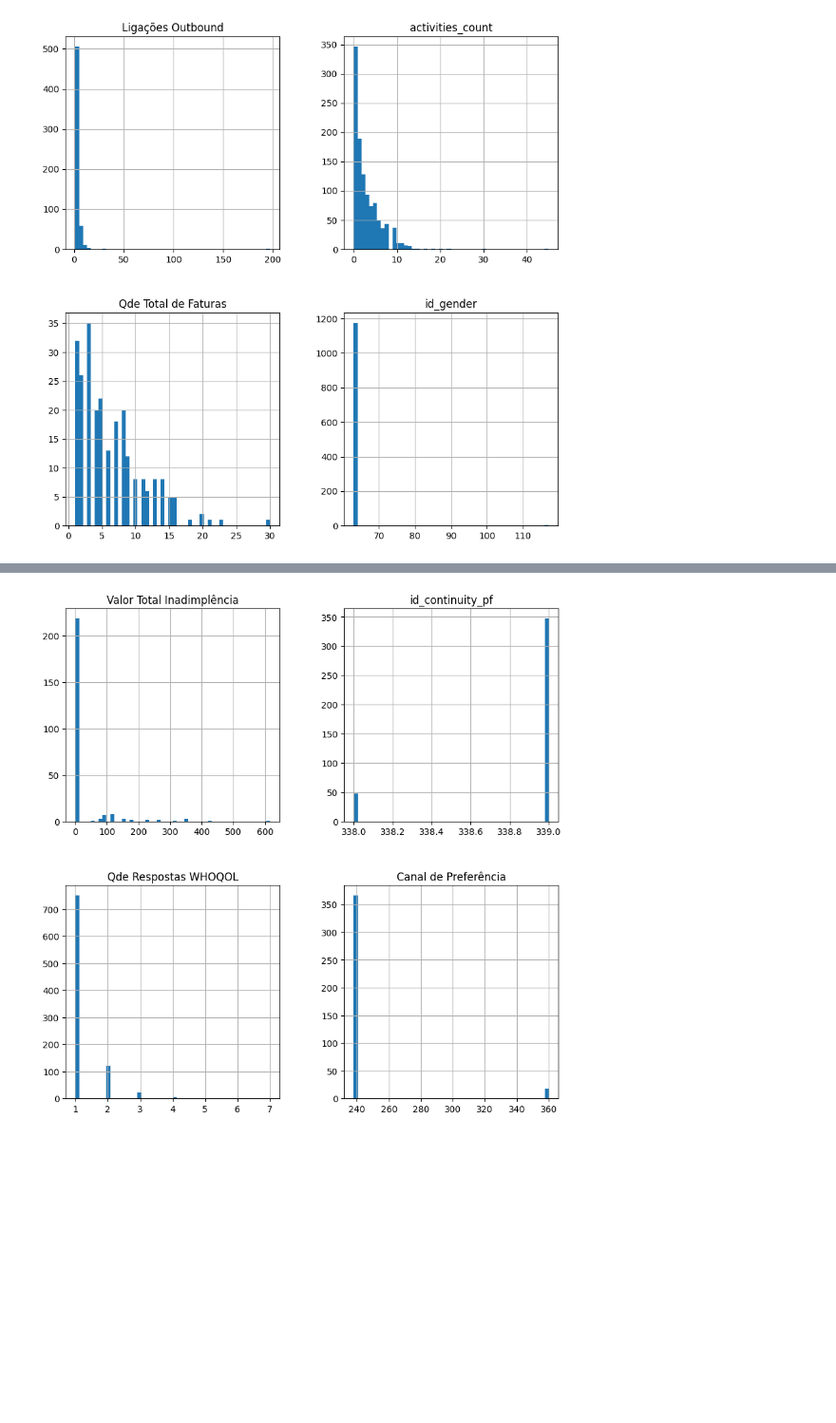
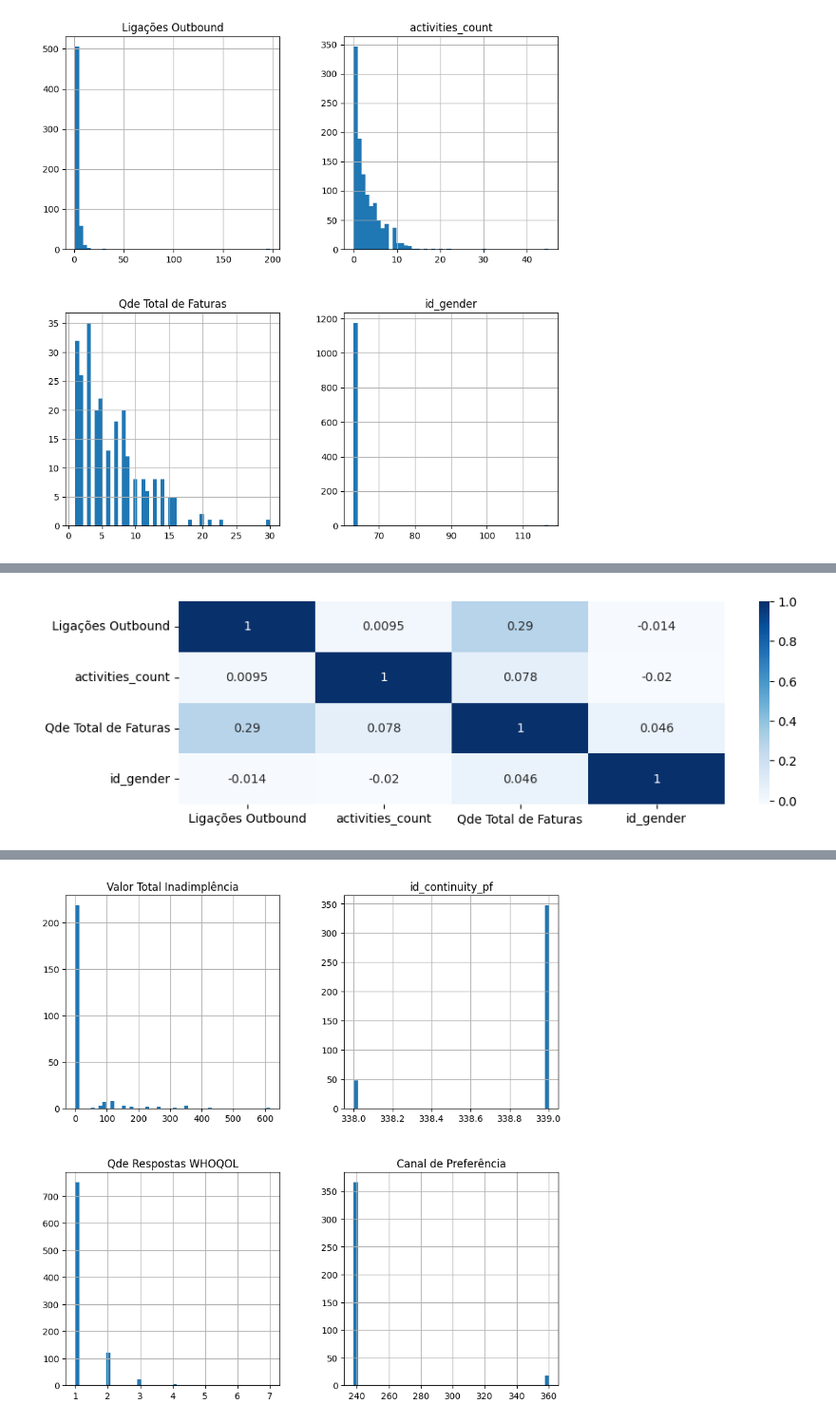
Before and after one commit to leoscarlato/deploy-sprint, a Jupyter notebook: notebooks/analise.ipynb, the cells around one changed output, grey strips where cells are left out. Shown at 95% size. Cells and saved outputs as stored; diff of their text form; code cells hidden in the pictures; blank space fills up the shorter version.

```diff
--- a/notebooks/analise.ipynb
+++ b/notebooks/analise.ipynb
@@ -237,0 +360,4 @@ plt.show()
+# %%
+df_leo_corr = df_leo.drop(['Qde Prescrições', 'Datas Acolhimento', 'Faltas Atendimento Médico'], axis=1)    # retirando as features que não são numéricas
+corr_matrix = df_leo_corr.corr()
+corr_matrix
@@ -237,0 +370,6 @@ plt.show()
+# %%
+plt.figure(figsize=(10,3))
+sns.heatmap(corr_matrix, annot=True, cmap='Blues')
+plt.show()
+# %% [output]
+[figure, added]
```
Also changed, not shown: parts of 37 cells of this notebook.
